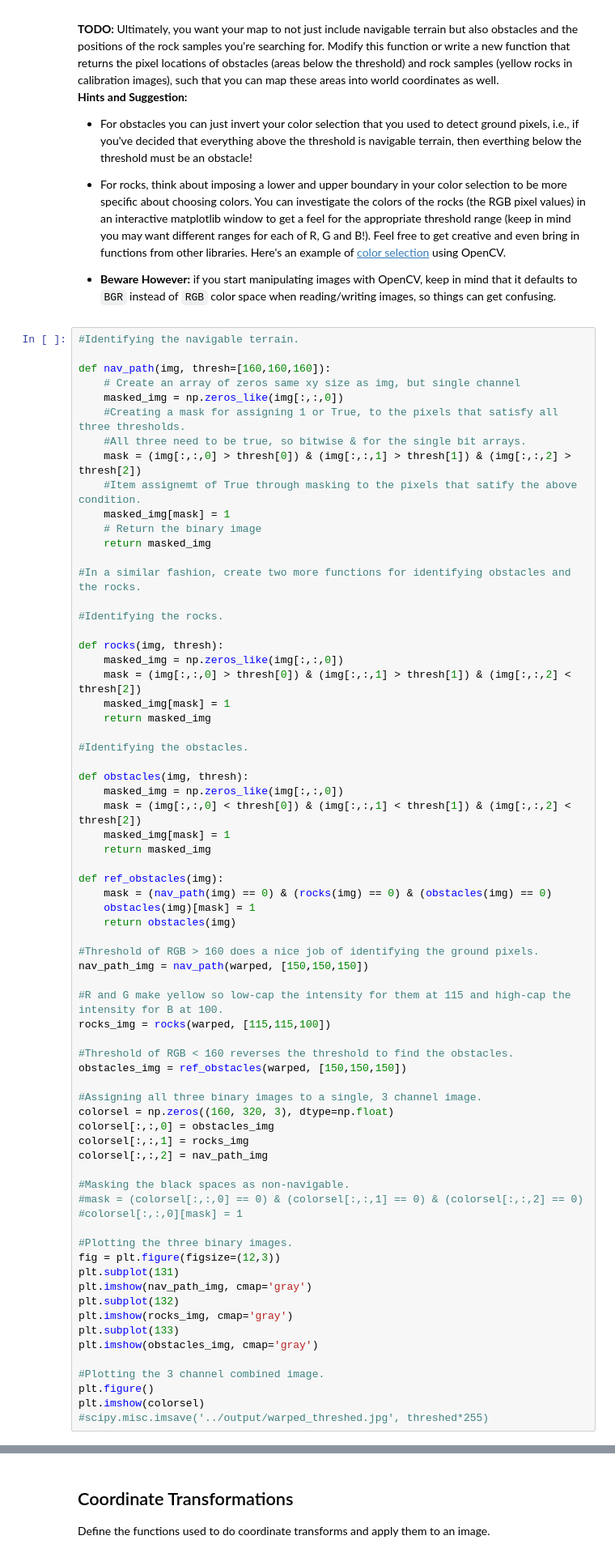
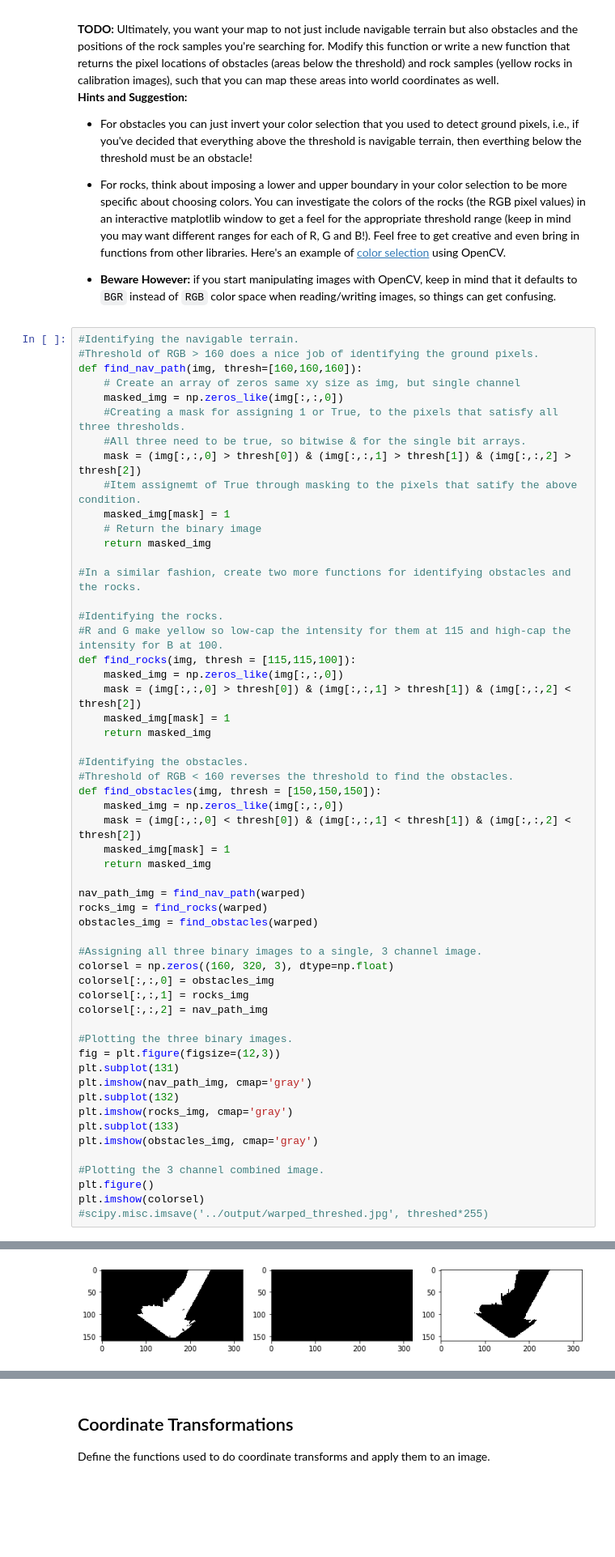
Before and after one commit to gurparteek/RoboND-Rover-Project, a Jupyter notebook: code/Rover_Project_Test_Notebook.ipynb, the cells around one changed output, grey strips where cells are left out. Shown: that part at 81% size. Cells and saved outputs as stored; diff of their text form; blank space fills up the shorter version.

```diff
--- a/code/Rover_Project_Test_Notebook.ipynb
+++ b/code/Rover_Project_Test_Notebook.ipynb
@@ -114,8 +114,8 @@ Define the color thresholding function from the lesson and apply it to the warpe
 * **Beware However:** if you start manipulating images with OpenCV, keep in mind that it defaults to `BGR` instead of `RGB` color space when reading/writing images, so things can get confusing.
 # %%
 #Identifying the navigable terrain.
-
-def nav_path(img, thresh=[160,160,160]):
+#Threshold of RGB > 160 does a nice job of identifying the ground pixels.
+def find_nav_path(img, thresh=[160,160,160]):
     # Create an array of zeros same xy size as img, but single channel
     masked_img = np.zeros_like(img[:,:,0])
     #Creating a mask for assigning 1 or True, to the pixels that satisfy all three thresholds.
@@ -129,44 +129,30 @@ def nav_path(img, thresh=[160,160,160]):
 #In a similar fashion, create two more functions for identifying obstacles and the rocks.
 
 #Identifying the rocks.
-
-def rocks(img, thresh):
+#R and G make yellow so low-cap the intensity for them at 115 and high-cap the intensity for B at 100.
+def find_rocks(img, thresh = [115,115,100]):
     masked_img = np.zeros_like(img[:,:,0])
     mask = (img[:,:,0] > thresh[0]) & (img[:,:,1] > thresh[1]) & (img[:,:,2] < thresh[2])
     masked_img[mask] = 1
     return masked_img
 
 #Identifying the obstacles.
-
-def obstacles(img, thresh):
+#Threshold of RGB < 160 reverses the threshold to find the obstacles.
+def find_obstacles(img, thresh = [150,150,150]):
     masked_img = np.zeros_like(img[:,:,0])
     mask = (img[:,:,0] < thresh[0]) & (img[:,:,1] < thresh[1]) & (img[:,:,2] < thresh[2])
     masked_img[mask] = 1
     return masked_img
 
-def ref_obstacles(img):
-    mask = (nav_path(img) == 0) & (rocks(img) == 0) & (obstacles(img) == 0)
-    obstacles(img)[mask] = 1
-    return obstacles(img)
-
-#Threshold of RGB > 160 does a nice job of identifying the ground pixels.
-nav_path_img = nav_path(warped, [150,150,150])
-
-#R and G make yellow so low-cap the intensity for them at 115 and high-cap the intensity for B at 100.
-rocks_img = rocks(warped, [115,115,100])
-
-#Threshold of RGB < 160 reverses the threshold to find the obstacles.
-obstacles_img = ref_obstacles(warped, [150,150,150])
+nav_path_img = find_nav_path(warped)
+rocks_img = find_rocks(warped)
+obstacles_img = find_obstacles(warped)
 
 #Assigning all three binary images to a single, 3 channel image.
 colorsel = np.zeros((160, 320, 3), dtype=np.float)
 colorsel[:,:,0] = obstacles_img
 colorsel[:,:,1] = rocks_img
 colorsel[:,:,2] = nav_path_img
-
-#Masking the black spaces as non-navigable.
-#mask = (colorsel[:,:,0] == 0) & (colorsel[:,:,1] == 0) & (colorsel[:,:,2] == 0)
-#colorsel[:,:,0][mask] = 1
 
 #Plotting the three binary images.
 fig = plt.figure(figsize=(12,3))
@@ -181,3 +167,4 @@ plt.imshow(obstacles_img, cmap='gray')
 plt.figure()
 plt.imshow(colorsel)
 #scipy.misc.imsave('../output/warped_threshed.jpg', threshed*255)
+# %% [output]
@@ -183,0 +172 @@ plt.imshow(colorsel)
+[figure, added]
```
Also changed, not shown: parts of 5 cells of this notebook, 1 other file.
